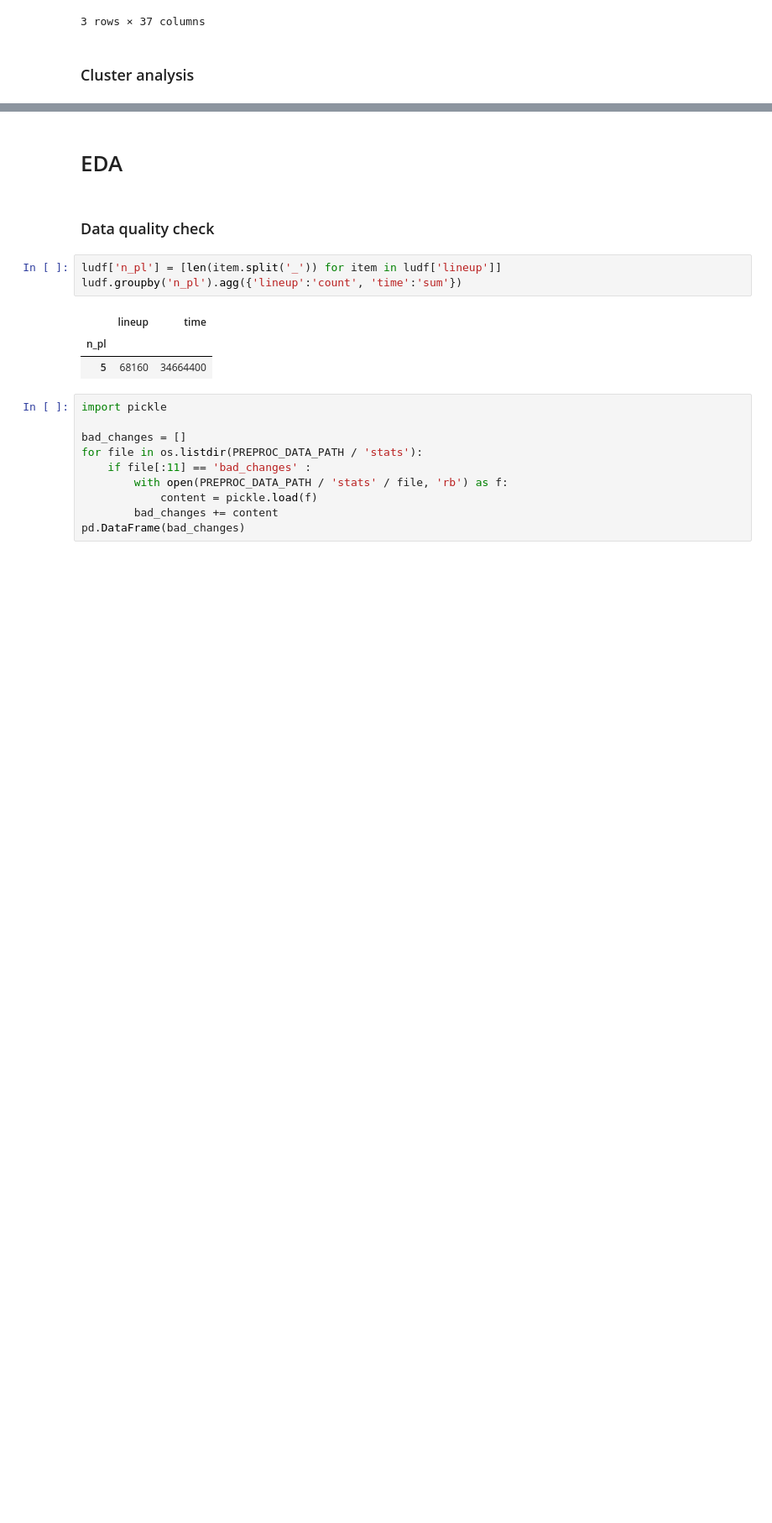
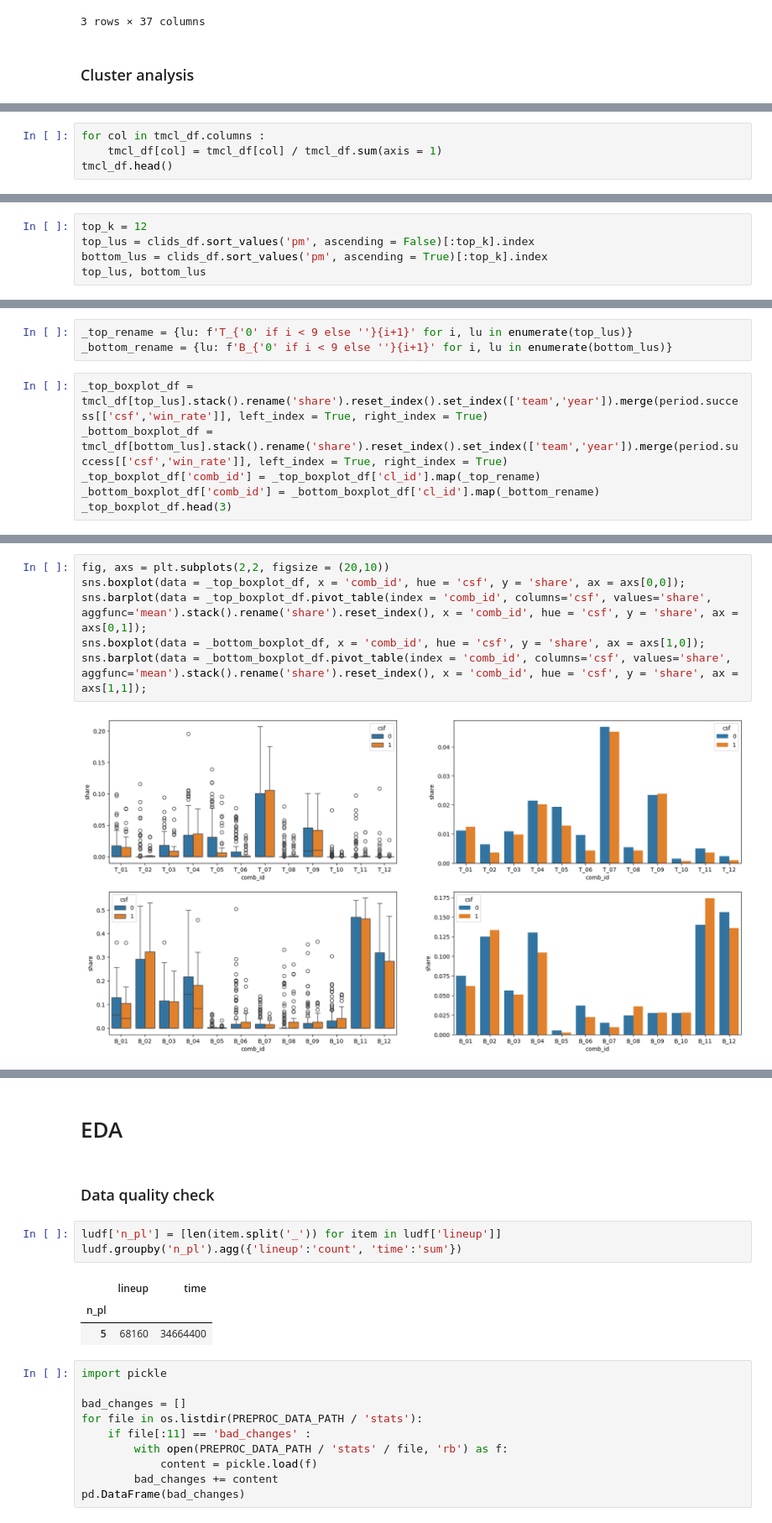
Before and after one commit to arnaud-odet/Roster_Building, a Jupyter notebook: notebooks/pbp.ipynb, the cells around one changed output, grey strips where cells are left out. Shown at 84% size. Drawn from its saved outputs; the diff is of its cells as text; blank space fills up the shorter version.

```diff
--- a/notebooks/pbp.ipynb
+++ b/notebooks/pbp.ipynb
@@ -141,0 +212,4 @@ ludf
+# %%
+for col in tmcl_df.columns :
+    tmcl_df[col] = tmcl_df[col] / tmcl_df.sum(axis = 1)
+tmcl_df.head()
@@ -141,0 +225,5 @@ ludf
+# %%
+top_k = 12
+top_lus = clids_df.sort_values('pm', ascending = False)[:top_k].index
+bottom_lus = clids_df.sort_values('pm', ascending = True)[:top_k].index
+top_lus, bottom_lus
@@ -141,0 +241,9 @@ ludf
+# %%
+_top_rename = {lu: f'T_{'0' if i < 9 else ''}{i+1}' for i, lu in enumerate(top_lus)}
+_bottom_rename = {lu: f'B_{'0' if i < 9 else ''}{i+1}' for i, lu in enumerate(bottom_lus)}
+# %%
+_top_boxplot_df = tmcl_df[top_lus].stack().rename('share').reset_index().set_index(['team','year']).merge(period.success[['csf','win_rate']], left_index = True, right_index = True)
+_bottom_boxplot_df = tmcl_df[bottom_lus].stack().rename('share').reset_index().set_index(['team','year']).merge(period.success[['csf','win_rate']], left_index = True, right_index = True)
+_top_boxplot_df['comb_id'] = _top_boxplot_df['cl_id'].map(_top_rename)
+_bottom_boxplot_df['comb_id'] = _bottom_boxplot_df['cl_id'].map(_bottom_rename)
+_top_boxplot_df.head(3)
@@ -141,0 +256,8 @@ ludf
+# %%
+fig, axs = plt.subplots(2,2, figsize = (20,10))
+sns.boxplot(data = _top_boxplot_df, x = 'comb_id', hue = 'csf', y = 'share', ax = axs[0,0]);
+sns.barplot(data = _top_boxplot_df.pivot_table(index = 'comb_id', columns='csf', values='share', aggfunc='mean').stack().rename('share').reset_index(), x = 'comb_id', hue = 'csf', y = 'share', ax = axs[0,1]);
+sns.boxplot(data = _bottom_boxplot_df, x = 'comb_id', hue = 'csf', y = 'share', ax = axs[1,0]);
+sns.barplot(data = _bottom_boxplot_df.pivot_table(index = 'comb_id', columns='csf', values='share', aggfunc='mean').stack().rename('share').reset_index(), x = 'comb_id', hue = 'csf', y = 'share', ax = axs[1,1]);
+# %% [output]
+[figure, added]
```
Also changed, not shown: parts of 22 cells of this notebook, 9 other files.
